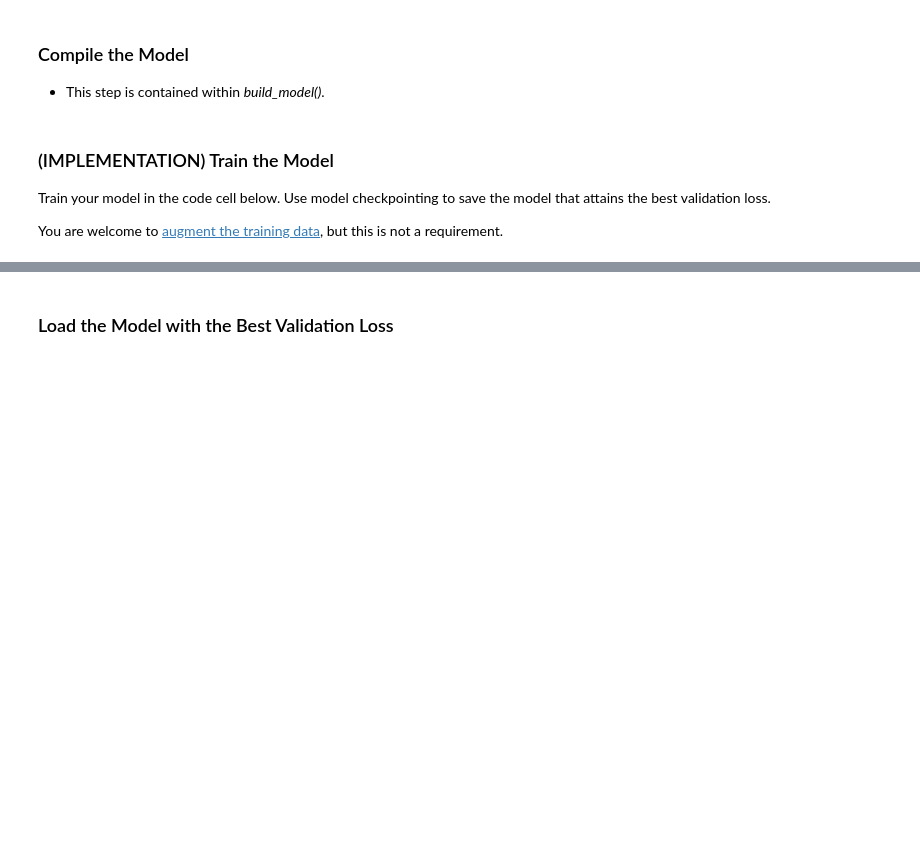
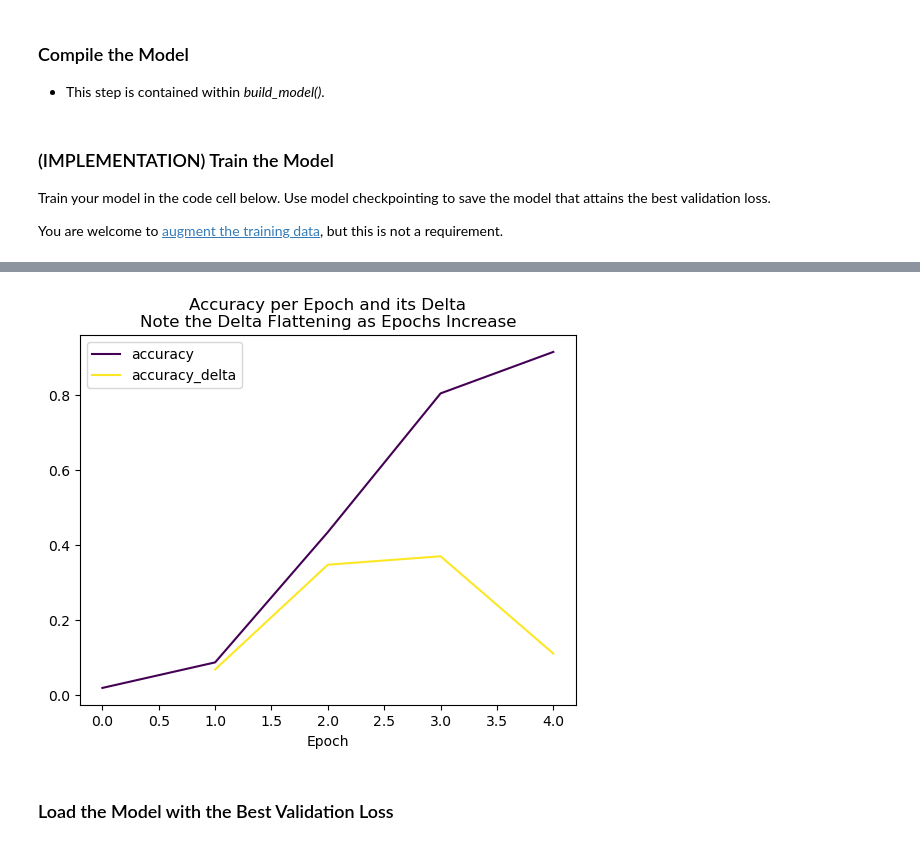
Before and after one commit to justinclarkhome/UdacityDataScienceProject4, a Jupyter notebook: dog_app.ipynb, the cells around one changed output, grey strips where cells are left out. Drawn from its saved outputs; the diff is of its cells as text; code cells hidden in the pictures; blank space fills up the shorter version.

```diff
--- a/dog_app.ipynb
+++ b/dog_app.ipynb
@@ -429,7 +490,7 @@ def build_model(
         return model
 
 
-model = build_model(
+scratch_model = build_model(
         input_shape=train_tensors.shape[1:],
         n_target_classes=train_targets.shape[-1],
         optimizer='rmsprop', # or 'adam'
@@ -503,7 +567,7 @@ epochs = 5
 checkpointer = ModelCheckpoint(filepath='saved_models/weights.best.from_scratch.hdf5',
                                verbose=1, save_best_only=True)
 
-model.fit(train_tensors, train_targets,
+scratch_model.fit(train_tensors, train_targets,
           validation_data=(valid_tensors, valid_targets),
           epochs=epochs, batch_size=20, callbacks=[checkpointer], verbose=1)
 # %% [output]
@@ -527,0 +594,4 @@ Epoch 5: val_loss did not improve from 4.53508
+# %%
+scratch_model_metrics = pd.DataFrame(scratch_model.history.history).rename_axis('Epoch', axis=0)
+scratch_model_metrics = scratch_model_metrics.assign(accuracy_delta=lambda x: x['accuracy'].diff())
+scratch_model_metrics.style.format('{:.2f}').set_caption('Evaluation Metrics Per Epoch')
@@ -528,3 +607,10 @@ Epoch 5: val_loss did not improve from 4.53508
+# %%
+scratch_model_metrics[['accuracy', 'accuracy_delta']].plot(
+    cmap='viridis',
+    title='Accuracy per Epoch and its Delta\nNote the Delta Flattening as Epochs Increase'
+    );
+# %% [output]
+[figure, added]
 # %% [markdown]
 ### Load the Model with the Best Validation Loss
 # %%
```
Also changed, not shown: parts of 29 cells of this notebook, 1 other file.
